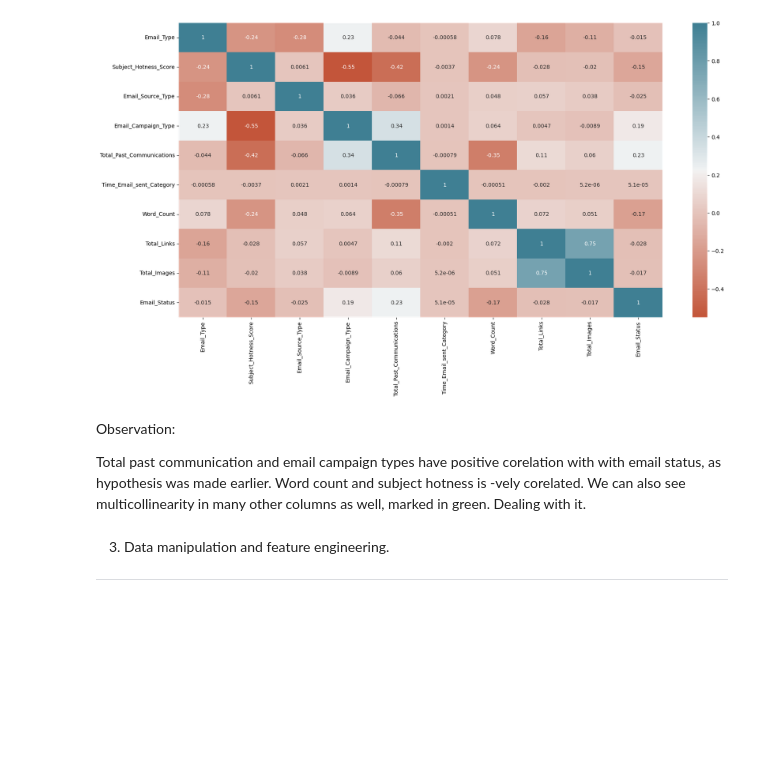
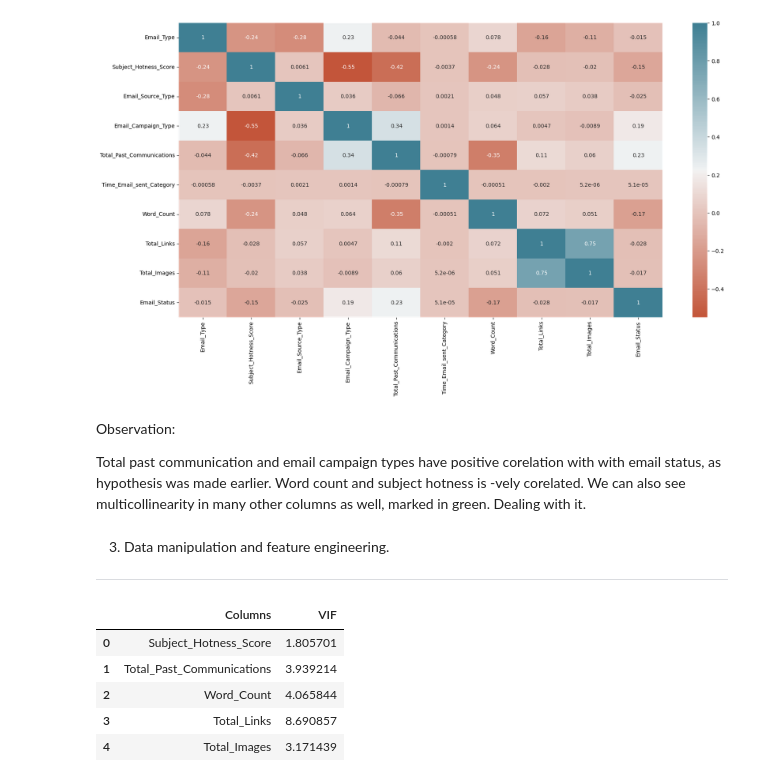
Before and after one commit to akashkivani/almabetter-Email-Campaign-Effectiveness-Prediction-Project, a Jupyter notebook: Email_Campaign_Effectiveness_Prediction.ipynb, the cells around one changed output. Drawn from its saved outputs; the diff is of its cells as text; code cells hidden in the pictures; blank space fills up the shorter version.

```diff
--- a/Email_Campaign_Effectiveness_Prediction.ipynb
+++ b/Email_Campaign_Effectiveness_Prediction.ipynb
@@ -281,0 +287,20 @@ We can also see multicollinearity in many other columns as well, marked in green
+# %%
+#Writing a function to calulcate VIF.
+
+def vif_calculator(df):
+  vif  =pd.DataFrame()
+  vif['Columns'] = df.columns
+  vif['VIF'] = [variance_inflation_factor(df.values , i) for i in range(0,df.shape[1])]
+  return vif
+# %%
+#Getting vif and DataFrame
+
+vif_df = vif_calculator(df[[i for i in df.describe().columns if i not in categorical_var + ['Email_Status']]])
+vif_df
+# %% [output]
+|  | Columns | VIF |
+| 0 | Subject_Hotness_Score | 1.805701 |
+| 1 | Total_Past_Communications | 3.939214 |
+| 2 | Word_Count | 4.065844 |
+| 3 | Total_Links | 8.690857 |
+| 4 | Total_Images | 3.171439 |
```
Also changed, not shown: parts of 21 cells of this notebook.
